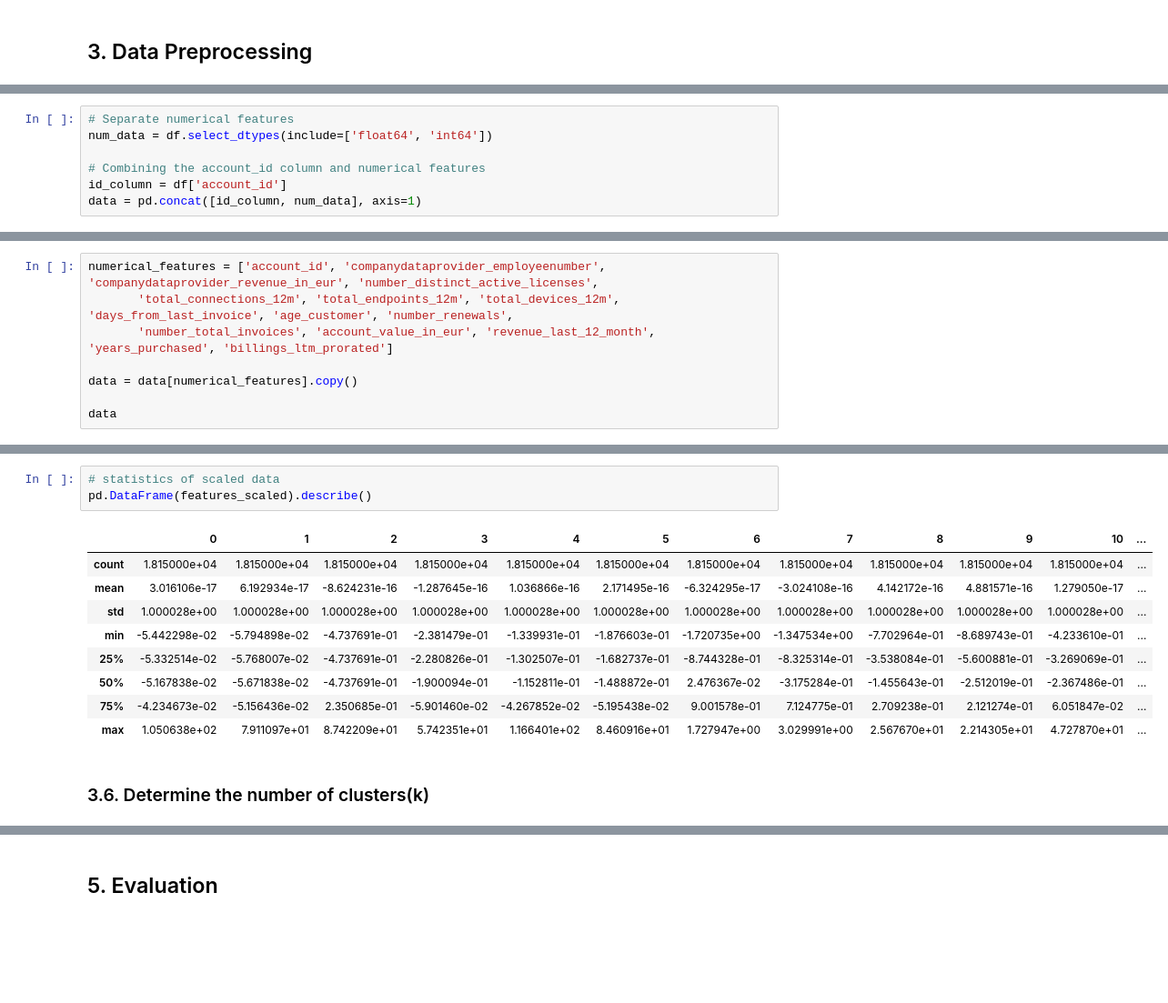
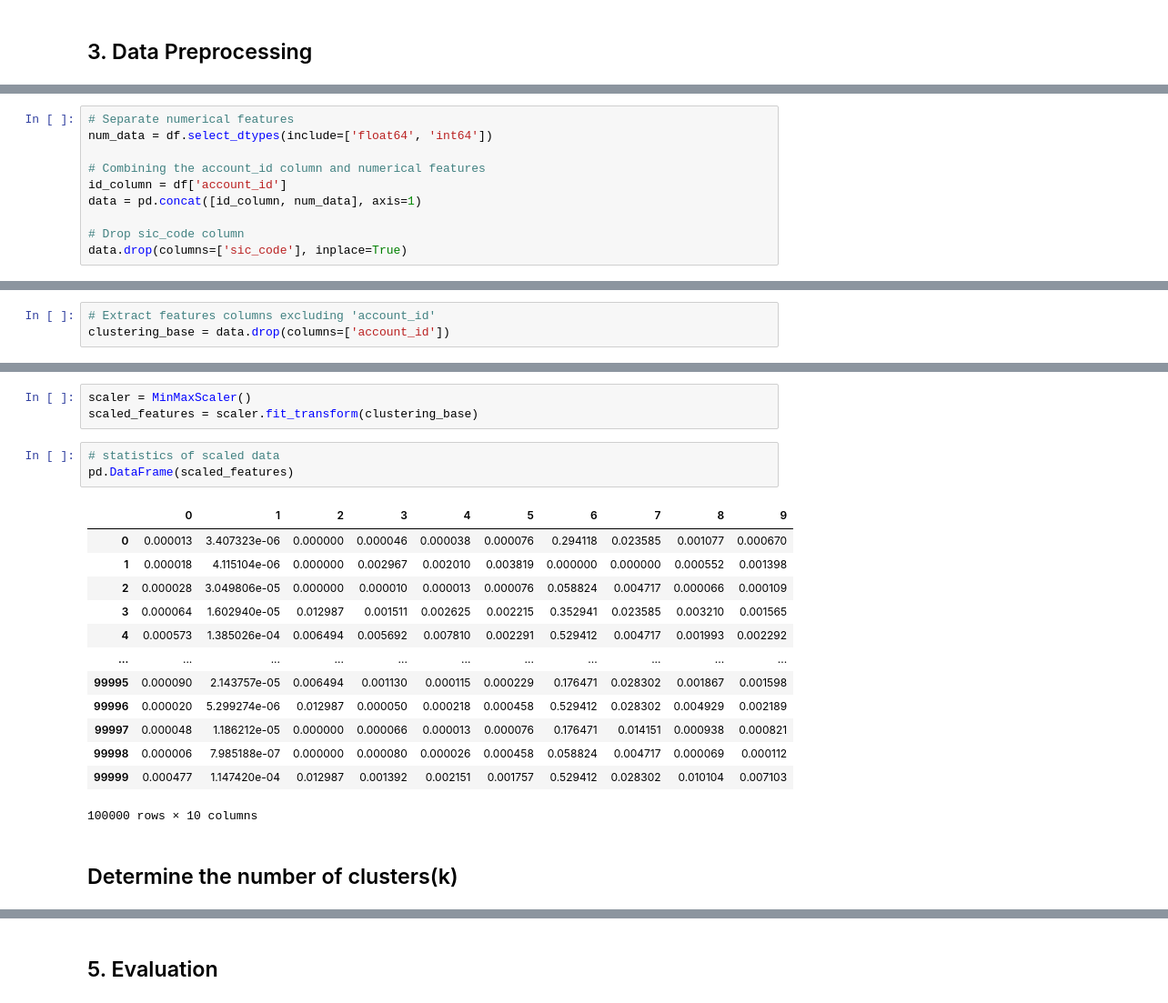
Before and after one commit to Magolizen34/cvs-transformers, a Jupyter notebook: notebooks/num_data_baseline_model.ipynb, the cells around one changed output, grey strips where cells are left out. Shown at 91% size. Drawn from its saved outputs; the diff is of its cells as text; blank space fills up the shorter version.

```diff
--- a/notebooks/num_data_baseline_model.ipynb
+++ b/notebooks/num_data_baseline_model.ipynb
@@ -138,6 +53,9 @@ num_data = df.select_dtypes(include=['float64', 'int64'])
 # Combining the account_id column and numerical features
 id_column = df['account_id']
 data = pd.concat([id_column, num_data], axis=1)
+
+# Drop sic_code column
+data.drop(columns=['sic_code'], inplace=True)
 # %%
 data
 # %% [output]
@@ -181,8 +74,0 @@ memory usage: 5.3+ MB
-# %%
-numerical_features = ['account_id', 'companydataprovider_employeenumber', 'companydataprovider_revenue_in_eur', 'number_distinct_active_licenses',
-       'total_connections_12m', 'total_endpoints_12m', 'total_devices_12m', 'days_from_last_invoice', 'age_customer', 'number_renewals',
-       'number_total_invoices', 'account_value_in_eur', 'revenue_last_12_month', 'years_purchased', 'billings_ltm_prorated']
-
-data = data[numerical_features].copy()
-
-data
@@ -249,0 +75,3 @@ features_scaled = scaler.fit_transform(features)
+# %%
+# Extract features columns excluding 'account_id'
+clustering_base = data.drop(columns=['account_id'])
@@ -250,18 +87,25 @@ features_scaled = scaler.fit_transform(features)
+# %%
+scaler = MinMaxScaler()
+scaled_features = scaler.fit_transform(clustering_base)
 # %%
 # statistics of scaled data
-pd.DataFrame(features_scaled).describe()
+pd.DataFrame(scaled_features)
 # %% [output]
-|  | 0 | 1 | 2 | 3 | 4 | 5 | 6 | 7 | 8 | 9 | 10 | ... |
-| count | 1.815000e+04 | 1.815000e+04 | 1.815000e+04 | 1.815000e+04 | 1.815000e+04 | 1.815000e+04 | 1.815000e+04 | 1.815000e+04 | 1.815000e+04 | 1.815000e+04 | 1.815000e+04 | ... |
-| mean | 3.016106e-17 | 6.192934e-17 | -8.624231e-16 | -1.287645e-16 | 1.036866e-16 | 2.171495e-16 | -6.324295e-17 | -3.024108e-16 | 4.142172e-16 | 4.881571e-16 | 1.279050e-17 | ... |
-| std | 1.000028e+00 | 1.000028e+00 | 1.000028e+00 | 1.000028e+00 | 1.000028e+00 | 1.000028e+00 | 1.000028e+00 | 1.000028e+00 | 1.000028e+00 | 1.000028e+00 | 1.000028e+00 | ... |
-| min | -5.442298e-02 | -5.794898e-02 | -4.737691e-01 | -2.381479e-01 | -1.339931e-01 | -1.876603e-01 | -1.720735e+00 | -1.347534e+00 | -7.702964e-01 | -8.689743e-01 | -4.233610e-01 | ... |
-| 25% | -5.332514e-02 | -5.768007e-02 | -4.737691e-01 | -2.280826e-01 | -1.302507e-01 | -1.682737e-01 | -8.744328e-01 | -8.325314e-01 | -3.538084e-01 | -5.600881e-01 | -3.269069e-01 | ... |
-| 50% | -5.167838e-02 | -5.671838e-02 | -4.737691e-01 | -1.900094e-01 | -1.152811e-01 | -1.488872e-01 | 2.476367e-02 | -3.175284e-01 | -1.455643e-01 | -2.512019e-01 | -2.367486e-01 | ... |
-| 75% | -4.234673e-02 | -5.156436e-02 | 2.350685e-01 | -5.901460e-02 | -4.267852e-02 | -5.195438e-02 | 9.001578e-01 | 7.124775e-01 | 2.709238e-01 | 2.121274e-01 | 6.051847e-02 | ... |
-| max | 1.050638e+02 | 7.911097e+01 | 8.742209e+01 | 5.742351e+01 | 1.166401e+02 | 8.460916e+01 | 1.727947e+00 | 3.029991e+00 | 2.567670e+01 | 2.214305e+01 | 4.727870e+01 | ... |
+|  | 0 | 1 | 2 | 3 | 4 | 5 | 6 | 7 | 8 | 9 |
+| 0 | 0.000013 | 3.407323e-06 | 0.000000 | 0.000046 | 0.000038 | 0.000076 | 0.294118 | 0.023585 | 0.001077 | 0.000670 |
+| 1 | 0.000018 | 4.115104e-06 | 0.000000 | 0.002967 | 0.002010 | 0.003819 | 0.000000 | 0.000000 | 0.000552 | 0.001398 |
+| 2 | 0.000028 | 3.049806e-05 | 0.000000 | 0.000010 | 0.000013 | 0.000076 | 0.058824 | 0.004717 | 0.000066 | 0.000109 |
+| 3 | 0.000064 | 1.602940e-05 | 0.012987 | 0.001511 | 0.002625 | 0.002215 | 0.352941 | 0.023585 | 0.003210 | 0.001565 |
+| 4 | 0.000573 | 1.385026e-04 | 0.006494 | 0.005692 | 0.007810 | 0.002291 | 0.529412 | 0.004717 | 0.001993 | 0.002292 |
+| ... | ... | ... | ... | ... | ... | ... | ... | ... | ... | ... |
+| 99995 | 0.000090 | 2.143757e-05 | 0.006494 | 0.001130 | 0.000115 | 0.000229 | 0.176471 | 0.028302 | 0.001867 | 0.001598 |
+| 99996 | 0.000020 | 5.299274e-06 | 0.012987 | 0.000050 | 0.000218 | 0.000458 | 0.529412 | 0.028302 | 0.004929 | 0.002189 |
+| 99997 | 0.000048 | 1.186212e-05 | 0.000000 | 0.000066 | 0.000013 | 0.000076 | 0.176471 | 0.014151 | 0.000938 | 0.000821 |
+| 99998 | 0.000006 | 7.985188e-07 | 0.000000 | 0.000080 | 0.000026 | 0.000458 | 0.058824 | 0.004717 | 0.000069 | 0.000112 |
+| 99999 | 0.000477 | 1.147420e-04 | 0.012987 | 0.001392 | 0.002151 | 0.001757 | 0.529412 | 0.028302 | 0.010104 | 0.007103 |
+100000 rows × 10 columns
 # %% [markdown]
-### 3.6. Determine the number of clusters(k)
+## Determine the number of clusters(k)
 # %%
 # Define a range of k values to test
 k_range = range(1, 20)
```
Also changed, not shown: parts of 42 cells of this notebook.
